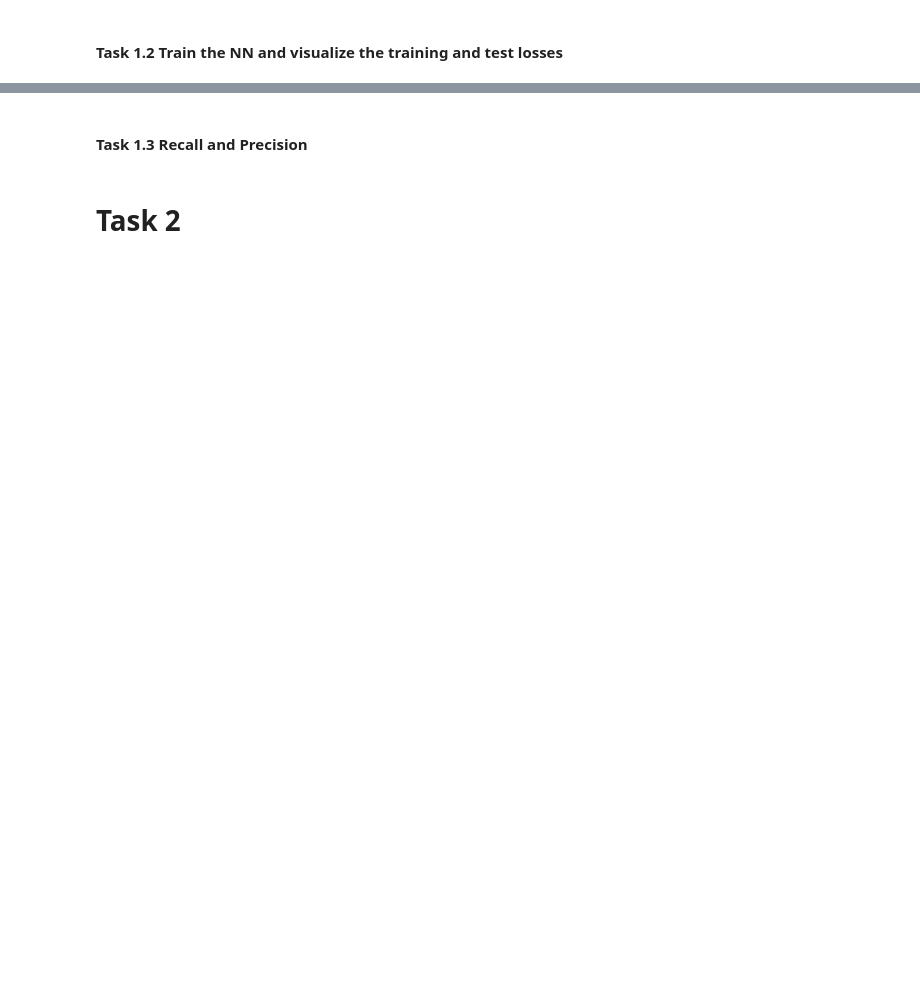
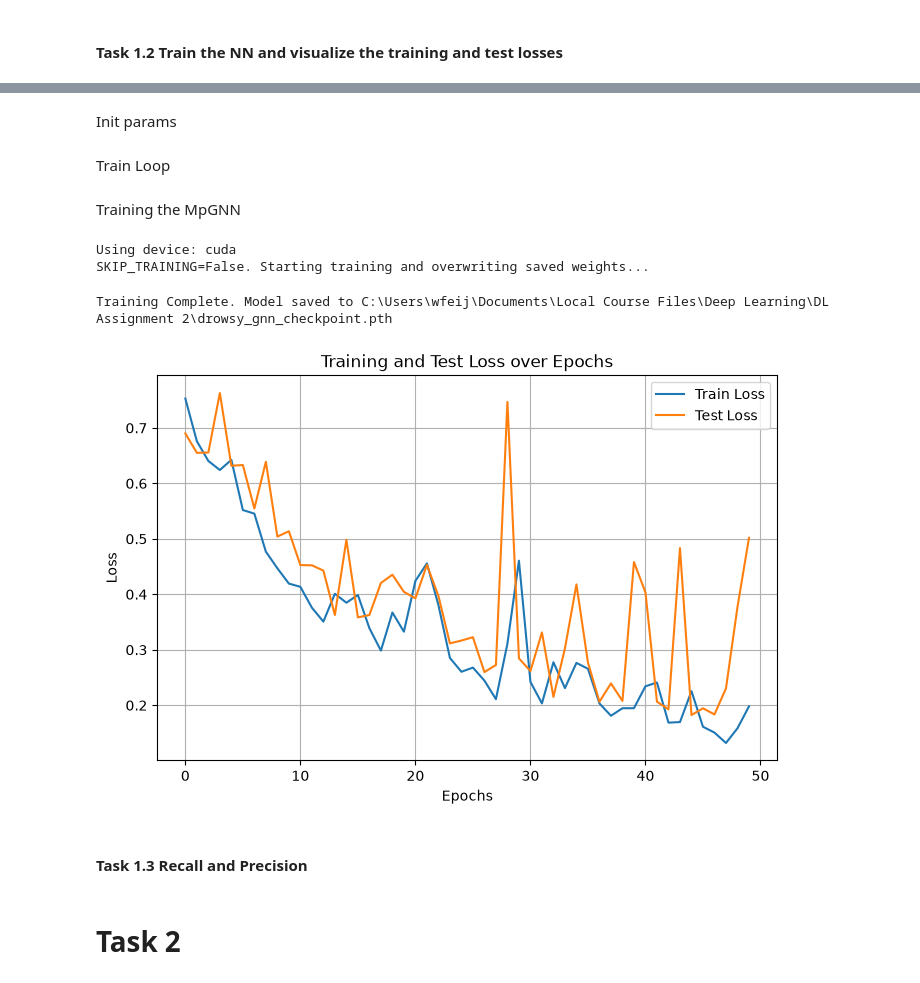
Before and after one commit to WouterFeijen/DL-Assignment-2, a Jupyter notebook: assignment2_skeleton.ipynb, the cells around one changed output, grey strips where cells are left out. Drawn from its saved outputs; the diff is of its cells as text; code cells hidden in the pictures; blank space fills up the shorter version.

Commit message:
first training attempts

```diff
--- a/assignment2_skeleton.ipynb
+++ b/assignment2_skeleton.ipynb
@@ -16,7 +18,7 @@ if pc_name == 'WouterLegion' or pc_name == "pcwWindows":
 else:
     ValueError("Fill in")
 
-skip_training = False
+SKIP_TRAINING = False
 # %%
 import torch
 import json
@@ -264,0 +273,22 @@ class MpGNN(torch.nn.Module):
+# %% [markdown]
+Init params
+# %%
+# init hyperparams
+hidden_dimension = 64
+learning_rate = 0.0005
+n_epochs = 50
+
+# init model
+model = MpGNN(
+    node_feat_dim=3,     # 3D coordinates (x, y, z)
+    hidden_dim=hidden_dimension,
+    num_layers=3,        # 3 message passing iterations
+    num_classes=2        # Awake (0) or Drowsy (1)
+)
+
+device = torch.device('cuda' if torch.cuda.is_available() else 'cpu')
+model = model.to(device)
+optimizer = torch.optim.Adam(model.parameters(), lr=learning_rate, weight_decay=1e-4)
+criterion = nn.CrossEntropyLoss()
+# %% [markdown]
+Train Loop
@@ -265,3 +358,57 @@ class MpGNN(torch.nn.Module):
+# %% [markdown]
+Training the MpGNN
+# %%
+model_save_path = os.path.join(base_path, "drowsy_gnn_checkpoint.pth")
+print(f'Using device: {DEVICE}')
+
+if SKIP_TRAINING and os.path.exists(model_save_path):
+    print("SKIP_TRAINING=True and weights found. Loading...")
+    # load dictionary
+    checkpoint = torch.load(model_save_path, map_location=device, weights_only=False)
+
+    # load weights and set model to eval mode
+    model.load_state_dict(checkpoint["model_state_dict"])
+    model.eval()
+    print("Model loaded successfully!")
+
+    # Plot the loaded losses
+    plot_loss_history(checkpoint['train_losses'], checkpoint['test_losses'])
+
+else:
+    if SKIP_TRAINING:
+        print("SKIP_TRAINING=True but no weights found. Starting training...")
+    else:
+        print("SKIP_TRAINING=False. Starting training and overwriting saved weights...")
+
+    # run training loop
+    train_losses, test_losses = run_trainer(
+        model=model,
+        device=device,
+        criterion=criterion,
+        optimizer=optimizer,
+        train_loader=train_loader,
+        test_loader=test_loader,
+        n_epochs=50
+    )
+
+    # create checkpoint
+    checkpoint = {
+        'model_state_dict': model.state_dict(),
+        'train_losses': train_losses,
+        'test_losses': test_losses
+    }
+
+    # save model weights
+    torch.save(checkpoint, model_save_path)
+    print(f"Training Complete. Model saved to {model_save_path}")
+
+    # Plot the newly generated losses
+    plot_loss_history(train_losses, test_losses)
+# %% [output]
+Using device: cuda
+SKIP_TRAINING=False. Starting training and overwriting saved weights...
+Training Complete. Model saved to C:\Users\wfeij\Documents\Local Course Files\Deep Learning\DL Assignment 2\drowsy_gnn_checkpoint.pth
+[figure, added]
 # %% [markdown]
 #### Task 1.3 Recall and Precision
 # %%
```
Also changed, not shown: parts of 7 cells of this notebook, 1 other file.
